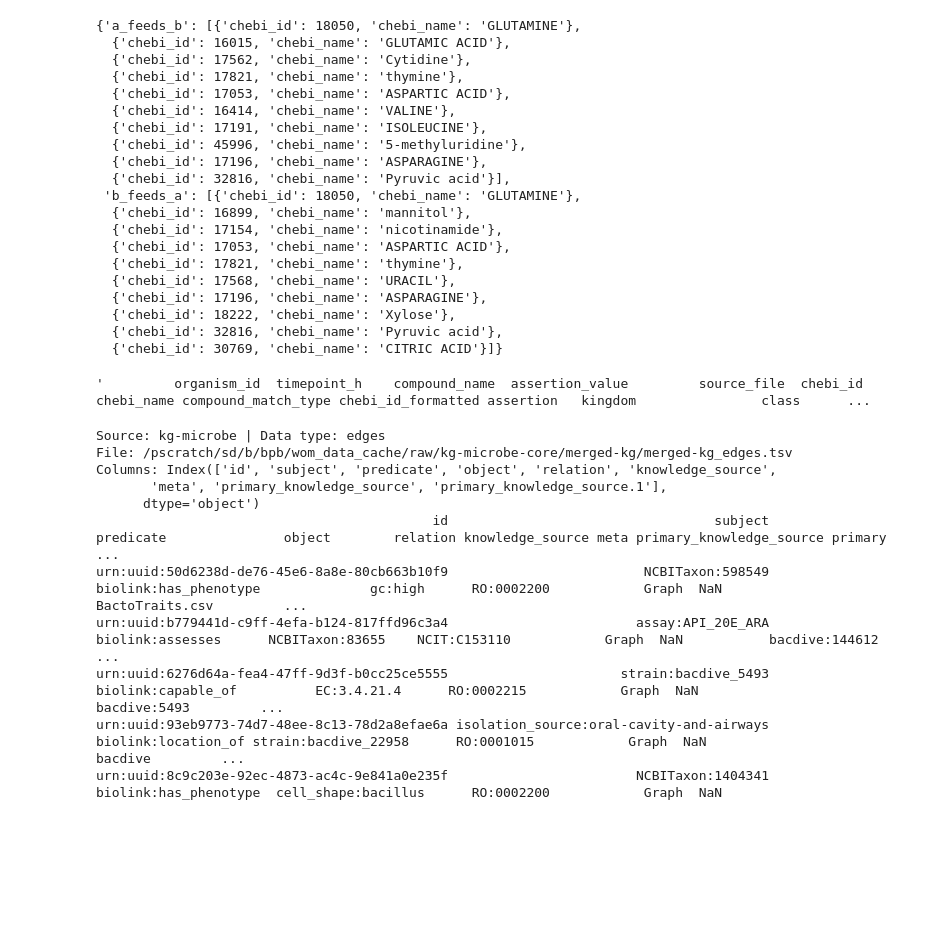
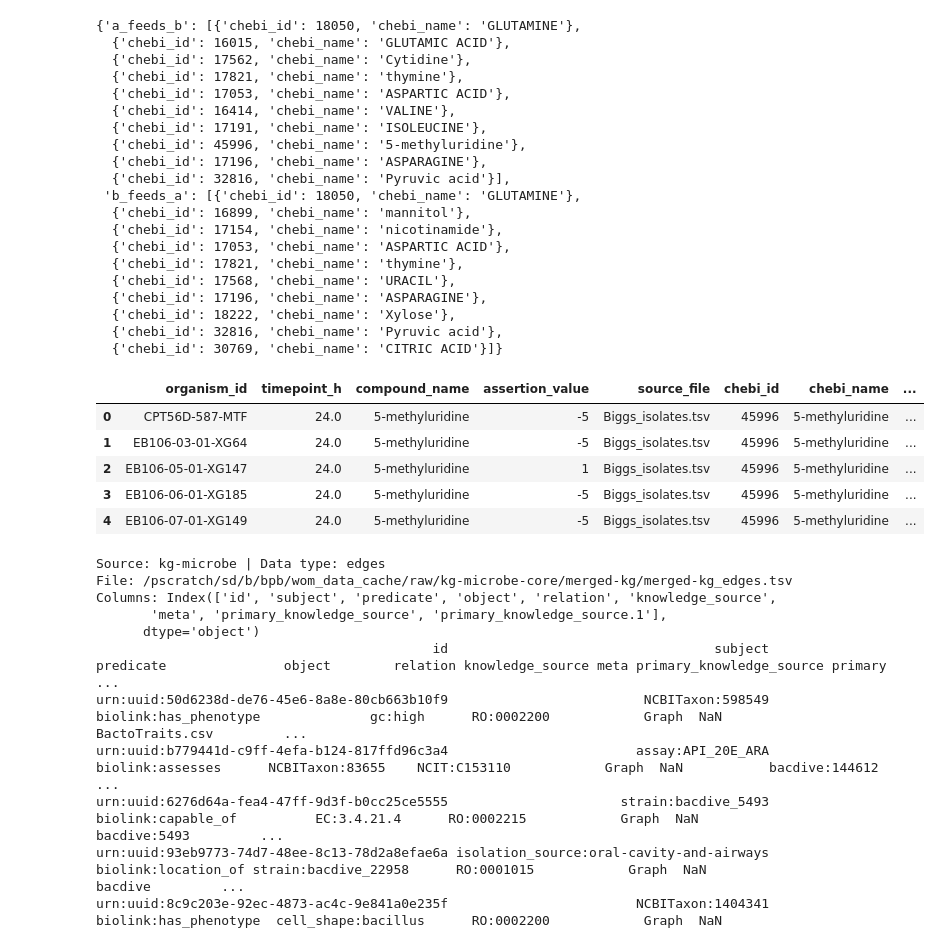
Before and after one commit to northenlab/webofmicrobes, a Jupyter notebook: wom/checkout_kg.ipynb, the cells around one changed output. Cells and saved outputs as stored; diff of their text form; code cells hidden in the pictures; blank space fills up the shorter version.

```diff
--- a/wom/checkout_kg.ipynb
+++ b/wom/checkout_kg.ipynb
@@ -73,11 +147,17 @@ wom.cross_feeding_potential("CPT56D-587-MTF", "FW104-10B1")
   {'chebi_id': 32816, 'chebi_name': 'Pyruvic acid'},
   {'chebi_id': 30769, 'chebi_name': 'CITRIC ACID'}]}
 # %%
+import pandas as pd
 f = '/pscratch/sd/b/bpb/wom_data_cache/cache/exometabolite.parquet'
 df = pd.read_parquet(f)
-df.head().to_string()
+df.head()
 # %% [output]
-'         organism_id  timepoint_h    compound_name  assertion_value         source_file  chebi_id       chebi_name compound_match_type chebi_id_formatted assertion   kingdom                class      ...
+|  | organism_id | timepoint_h | compound_name | assertion_value | source_file | chebi_id | chebi_name | ... |
+| 0 | CPT56D-587-MTF | 24.0 | 5-methyluridine | -5 | Biggs_isolates.tsv | 45996 | 5-methyluridine | ... |
+| 1 | EB106-03-01-XG64 | 24.0 | 5-methyluridine | -5 | Biggs_isolates.tsv | 45996 | 5-methyluridine | ... |
+| 2 | EB106-05-01-XG147 | 24.0 | 5-methyluridine | 1 | Biggs_isolates.tsv | 45996 | 5-methyluridine | ... |
+| 3 | EB106-06-01-XG185 | 24.0 | 5-methyluridine | -5 | Biggs_isolates.tsv | 45996 | 5-methyluridine | ... |
+| 4 | EB106-07-01-XG149 | 24.0 | 5-methyluridine | -5 | Biggs_isolates.tsv | 45996 | 5-methyluridine | ... |
 # %%
 import pandas as pd
 kgm_nodes_filename = '/pscratch/sd/b/bpb/wom_data_cache/raw/kg-microbe-core/merged-kg/merged-kg_nodes.tsv'
```
Also changed, not shown: parts of 6 cells of this notebook, 4 other files.
